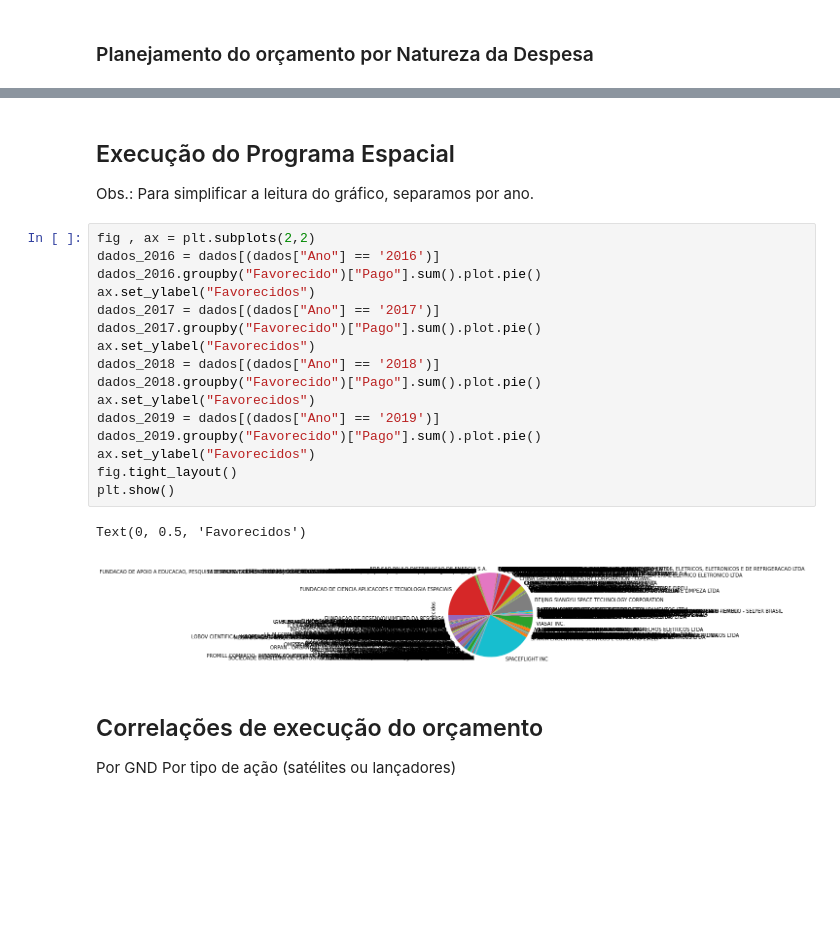
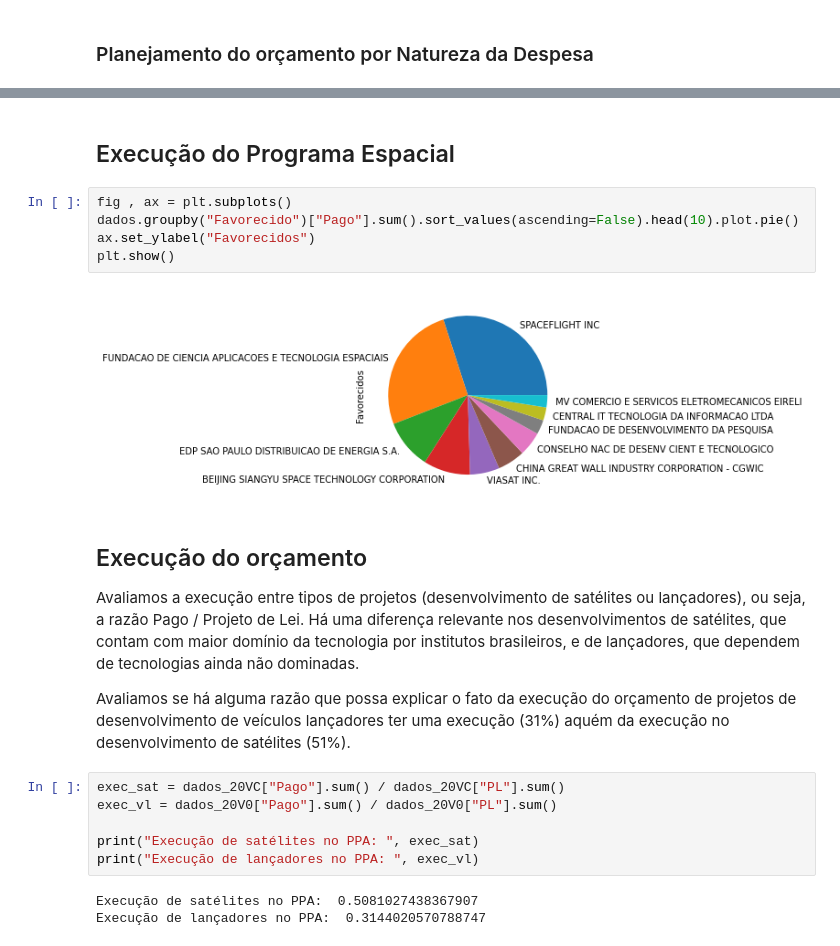
Before and after one commit to zabife/enap_ecap_d6, a Jupyter notebook: 05667386437_trabalho_final.ipynb, the cells around one changed output, grey strips where cells are left out. Drawn from its saved outputs; the diff is of its cells as text; blank space fills up the shorter version.

```diff
--- a/05667386437_trabalho_final.ipynb
+++ b/05667386437_trabalho_final.ipynb
@@ -138,28 +138,24 @@ plt.show()
 # %% [markdown]
 ## Execução do Programa Espacial
-
-Obs.: Para simplificar a leitura do gráfico, separamos por ano.
-# %%
-fig , ax = plt.subplots(2,2)
-dados_2016 = dados[(dados["Ano"] == '2016')]
-dados_2016.groupby("Favorecido")["Pago"].sum().plot.pie()
-ax.set_ylabel("Favorecidos")
-dados_2017 = dados[(dados["Ano"] == '2017')]
-dados_2017.groupby("Favorecido")["Pago"].sum().plot.pie()
-ax.set_ylabel("Favorecidos")
-dados_2018 = dados[(dados["Ano"] == '2018')]
-dados_2018.groupby("Favorecido")["Pago"].sum().plot.pie()
-ax.set_ylabel("Favorecidos")
-dados_2019 = dados[(dados["Ano"] == '2019')]
-dados_2019.groupby("Favorecido")["Pago"].sum().plot.pie()
-ax.set_ylabel("Favorecidos")
-fig.tight_layout()
-plt.show()
-# %% [output]
-Text(0, 0.5, 'Favorecidos')
-[figure, removed]
-# %% [markdown]
-## Correlações de execução do orçamento
-
-Por GND
-Por tipo de ação (satélites ou lançadores)
+# %%
+fig , ax = plt.subplots()
+dados.groupby("Favorecido")["Pago"].sum().sort_values(ascending=False).head(10).plot.pie()
+ax.set_ylabel("Favorecidos")
+plt.show()
+# %% [output]
+[figure, added]
+# %% [markdown]
+## Execução do orçamento
+
+Avaliamos a execução entre tipos de projetos (desenvolvimento de satélites ou lançadores), ou seja, a razão Pago / Projeto de Lei. Há uma diferença relevante nos desenvolvimentos de satélites, que contam com maior domínio da tecnologia por institutos brasileiros, e de lançadores, que dependem de tecnologias ainda não dominadas.
+
+Avaliamos se há alguma razão que possa explicar o fato da execução do orçamento de projetos de desenvolvimento de veículos lançadores ter uma execução (31%) aquém da execução no desenvolvimento de satélites (51%).
+# %%
+exec_sat = dados_20VC["Pago"].sum() / dados_20VC["PL"].sum()
+exec_vl = dados_20V0["Pago"].sum() / dados_20V0["PL"].sum()
+
+print("Execução de satélites no PPA: ", exec_sat)
+print("Execução de lançadores no PPA: ", exec_vl)
+# %% [output]
+Execução de satélites no PPA:  0.5081027438367907
+Execução de lançadores no PPA:  0.3144020570788747
```
Also changed, not shown: parts of 7 cells of this notebook.
